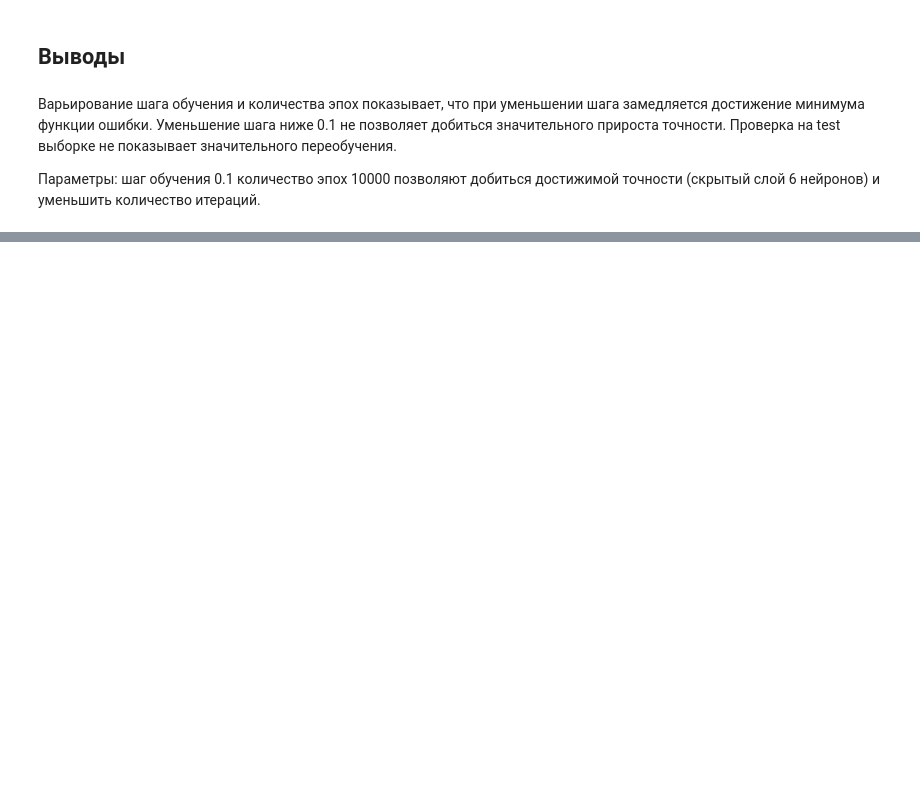
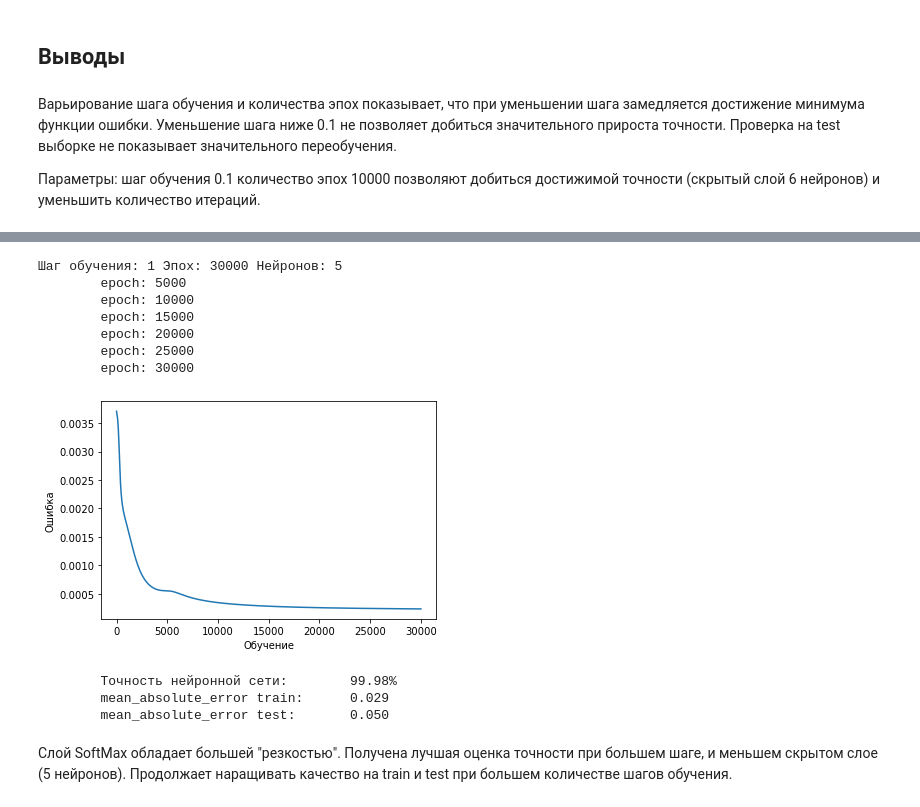
Before and after one commit to VitalyGladyshev/NeuroN, a Jupyter notebook: HW_01_GlVV.ipynb, the cells around one changed output, grey strips where cells are left out. Cells and saved outputs as stored; diff of their text form; code cells hidden in the pictures; blank space fills up the shorter version.

Commit message:
Теперь и с SoftMax :)

```diff
--- a/HW_01_GlVV.ipynb
+++ b/HW_01_GlVV.ipynb
@@ -353,0 +524,28 @@ print(f"\tmean_absolute_error test:\t{mean_absolute_error(y_test, pr_ts):.3f}\n\
+# %%
+print(f"Шаг обучения: 1 Эпох: 30000 Нейронов: 5")
+errors = []
+errors, accuracy, w0_tr, w1_tr = two_layer_nn_learning_softmax(lr=1, epoch=30000, n_number=5)
+plt.plot(errors)
+plt.xlabel('Обучение')
+plt.ylabel('Ошибка')
+plt.show()
+
+print("\tТочность нейронной сети:\t" + str(round(accuracy,2)) + "%")
+pr_tr = two_layer_nn_predict_softmax(X_train, w0_tr, w1_tr)
+print(f"\tmean_absolute_error train:\t{mean_absolute_error(y_train, pr_tr):.3f}")
+pr_ts = two_layer_nn_predict_softmax(X_test, w0_tr, w1_tr)
+print(f"\tmean_absolute_error test:\t{mean_absolute_error(y_test, pr_ts):.3f}\n\n")
+# %% [output]
+Шаг обучения: 1 Эпох: 30000 Нейронов: 5
+        epoсh: 5000
+        epoсh: 10000
+        epoсh: 15000
+        epoсh: 20000
+        epoсh: 25000
+        epoсh: 30000
+[figure, added]
+        Точность нейронной сети:        99.98%
+        mean_absolute_error train:      0.029
+        mean_absolute_error test:       0.050
+# %% [markdown]
+Слой SoftMax обладает большей "резкостью". Получена лучшая оценка точности при большем шаге, и меньшем скрытом слое <br>(5 нейронов). Продолжает наращивать качество на train и test при большем количестве шагов обучения.
```
Also changed, not shown: parts of 19 cells of this notebook.
